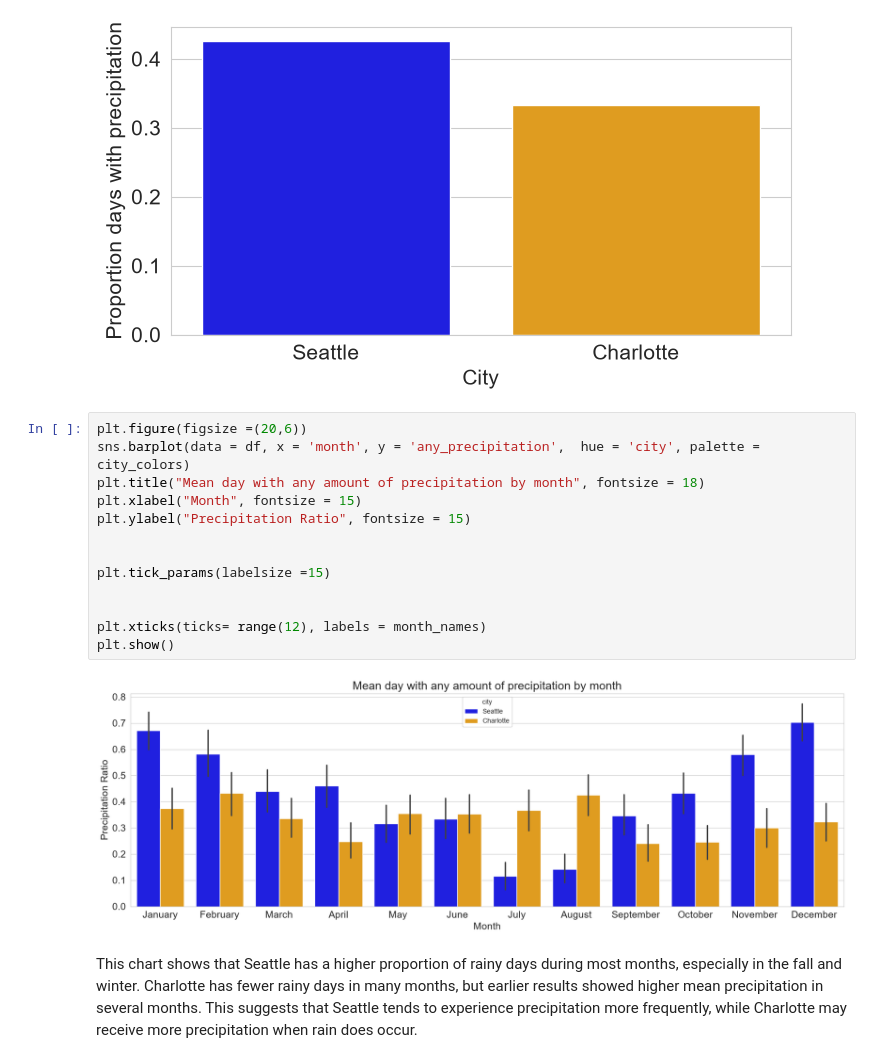
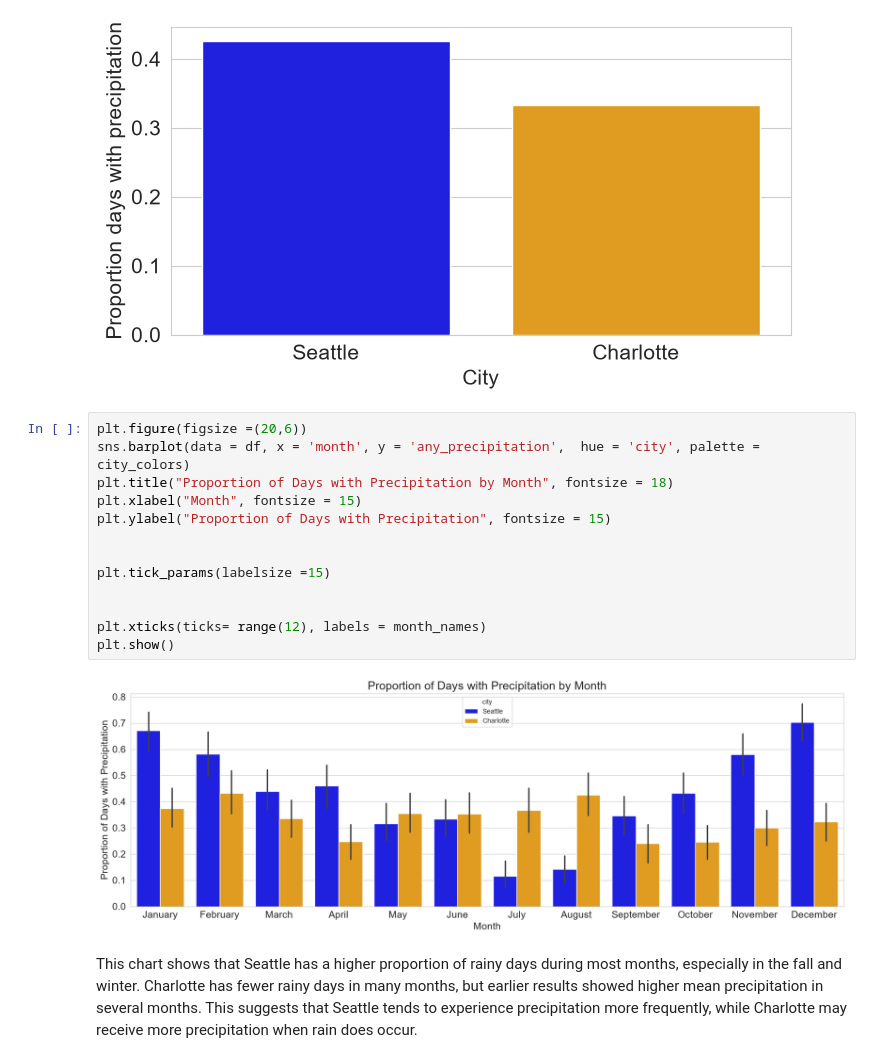
Before and after one commit to binay8/weather, a Jupyter notebook: code/Weather_Project_SEA_CHA.ipynb, the cells around one changed output. Cells and saved outputs as stored; diff of their text form.

```diff
--- a/code/Weather_Project_SEA_CHA.ipynb
+++ b/code/Weather_Project_SEA_CHA.ipynb
@@ -612,18 +623,18 @@ plt.show()
 # %%
 plt.figure(figsize =(20,6))
 sns.barplot(data = df, x = 'month', y = 'any_precipitation',  hue = 'city', palette = city_colors)
-plt.title("Mean day with any amount of precipitation by month", fontsize = 18)
+plt.title("Proportion of Days with Precipitation by Month", fontsize = 18)
 plt.xlabel("Month", fontsize = 15)
-plt.ylabel("Precipitation Ratio", fontsize = 15)
+plt.ylabel("Proportion of Days with Precipitation", fontsize = 15)
 
 
 plt.tick_params(labelsize =15)
 
 
 plt.xticks(ticks= range(12), labels = month_names)
 plt.show()
 # %% [output]
-[figure, old version]
+[figure, new version]
 # %% [markdown]
 This chart shows that Seattle has a higher proportion of rainy days during most months, especially in the fall and winter. Charlotte has fewer rainy days in many months, but earlier results showed higher mean precipitation in several months. This suggests that Seattle tends to experience precipitation more frequently, while Charlotte may receive more precipitation when rain does occur.
 # %% [markdown]
```
Also changed, not shown: parts of 5 cells of this notebook, 4 other files.
